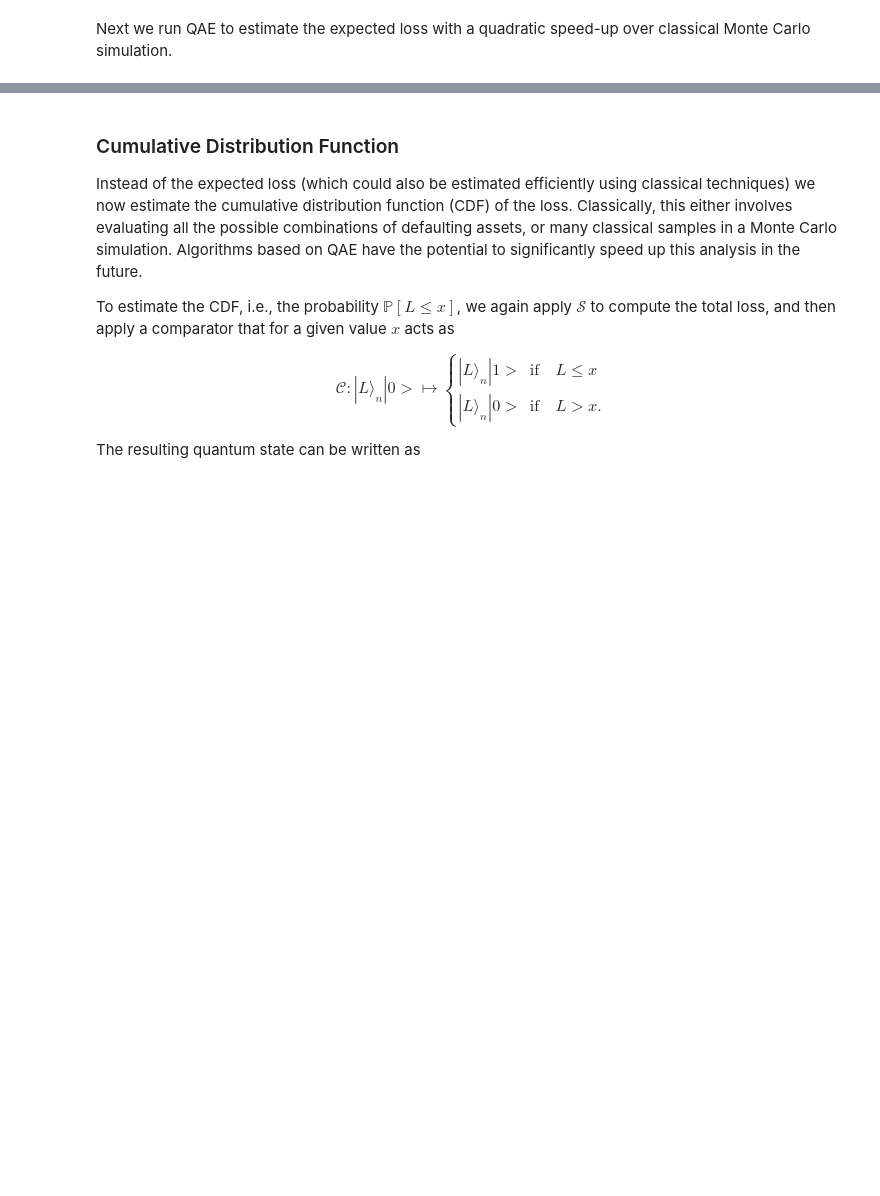
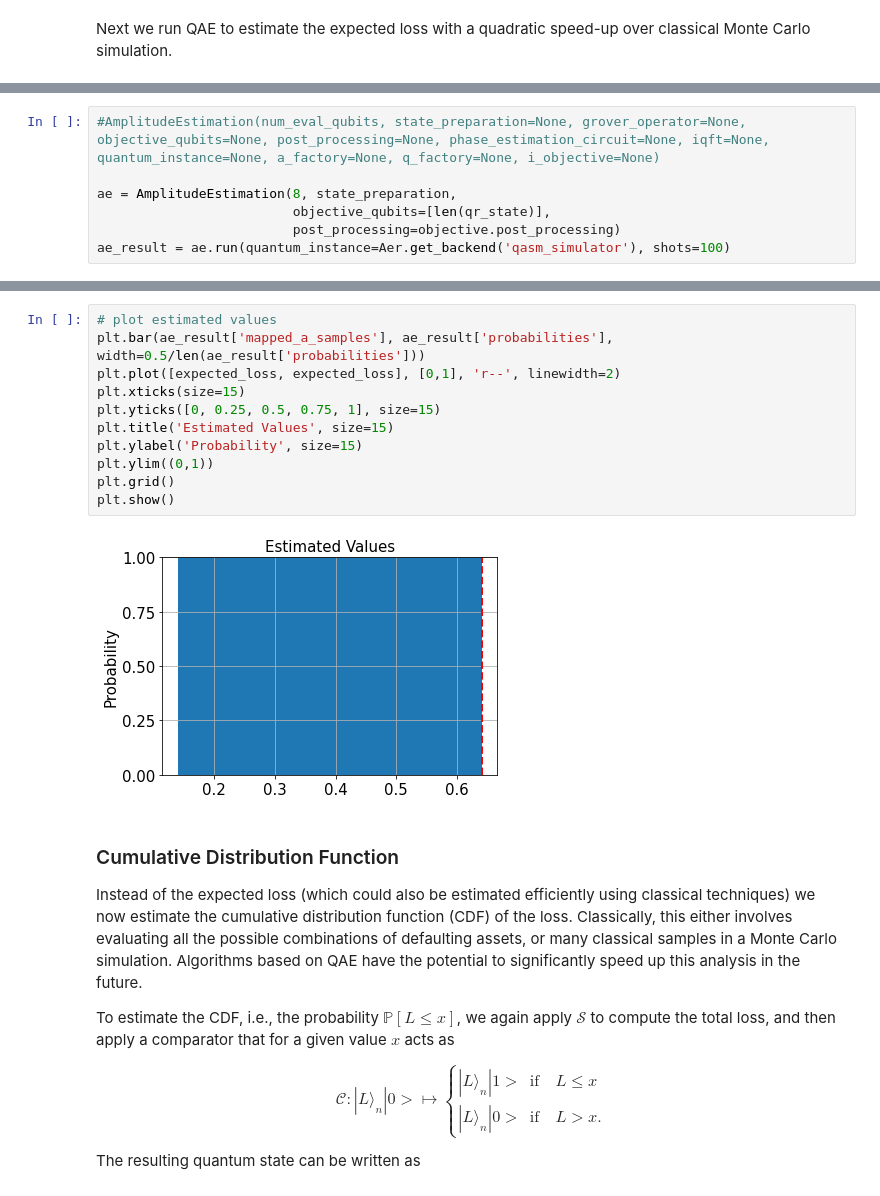
Before and after one commit to sergiogh/upc_credit_risk, a Jupyter notebook: credit_risk_analysis-IterativeAE.ipynb, the cells around one changed output, grey strips where cells are left out. Saved outputs shown, nothing was run; the diff lists cells and outputs as text; blank space fills up the shorter version.

```diff
--- a/credit_risk_analysis-IterativeAE.ipynb
+++ b/credit_risk_analysis-IterativeAE.ipynb
@@ -386,0 +402,7 @@ Confidence interval:    [0.6466, 0.6828]
+# %%
+#AmplitudeEstimation(num_eval_qubits, state_preparation=None, grover_operator=None, objective_qubits=None, post_processing=None, phase_estimation_circuit=None, iqft=None, quantum_instance=None, a_factory=None, q_factory=None, i_objective=None)
+
+ae = AmplitudeEstimation(8, state_preparation,
+                         objective_qubits=[len(qr_state)],
+                         post_processing=objective.post_processing)
+ae_result = ae.run(quantum_instance=Aer.get_backend('qasm_simulator'), shots=100)
@@ -387,3 +433,16 @@ Confidence interval:    [0.6466, 0.6828]
+# %%
+# plot estimated values
+plt.bar(ae_result['mapped_a_samples'], ae_result['probabilities'], width=0.5/len(ae_result['probabilities']))
+plt.plot([expected_loss, expected_loss], [0,1], 'r--', linewidth=2)
+plt.xticks(size=15)
+plt.yticks([0, 0.25, 0.5, 0.75, 1], size=15)
+plt.title('Estimated Values', size=15)
+plt.ylabel('Probability', size=15)
+plt.ylim((0,1))
+plt.grid()
+plt.show()
+# %% [output]
+[figure, added]
 # %% [markdown]
 ### Cumulative Distribution Function
 
```
Also changed, not shown: parts of 22 cells of this notebook.
